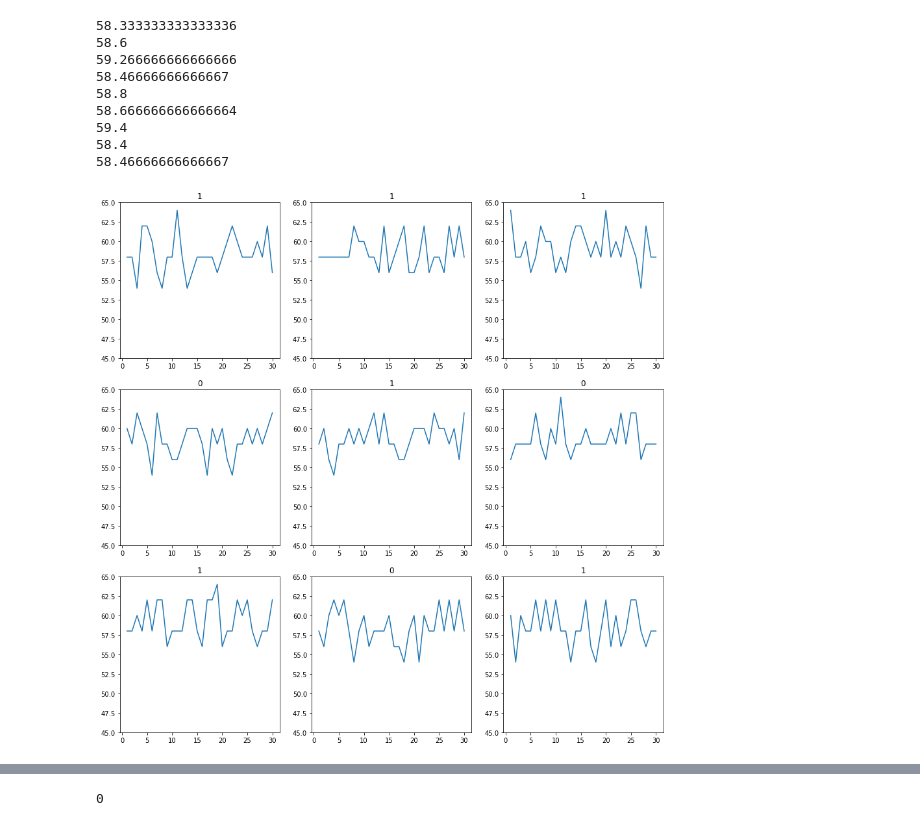
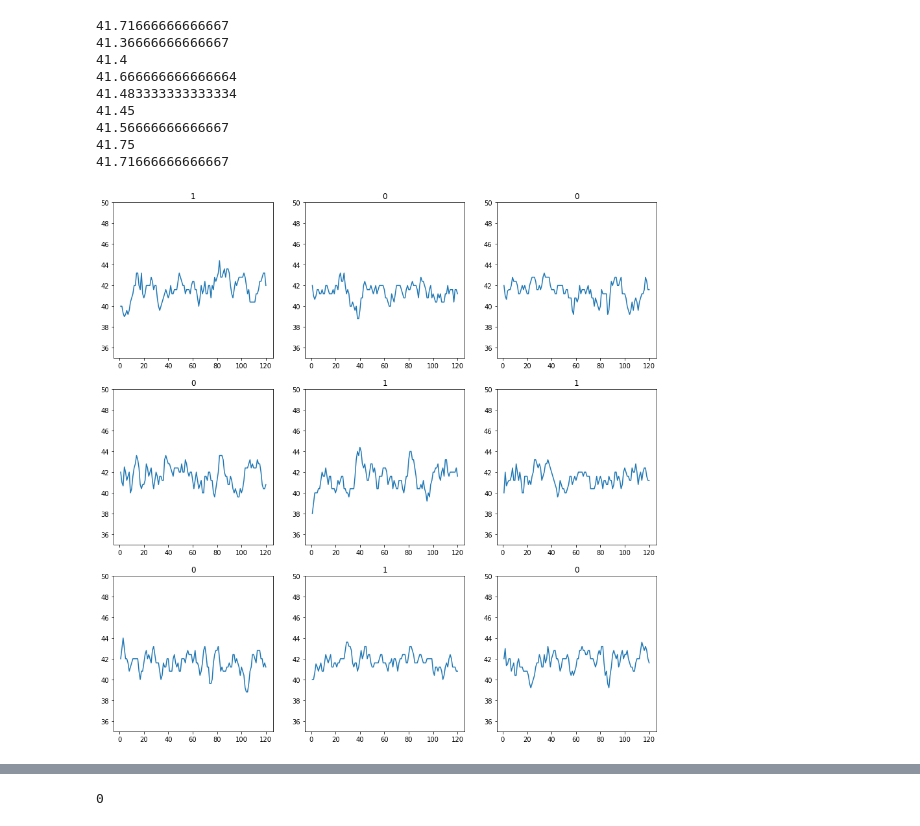
Before and after one commit to hwnam831/ring-defender, a Jupyter notebook: plotter.ipynb, the cells around one changed output, grey strips where cells are left out. Saved outputs shown, nothing was run; the diff lists cells and outputs as text; code cells hidden in the pictures.

```diff
--- a/plotter.ipynb
+++ b/plotter.ipynb
@@ -9,15 +9,18 @@ data = pickle.load(open('core'+str(mycore)+'ToSlice'+str(desiredslice)+'.pkl', '
 # %%
 targets = []
 inputs = []
-for i in range(len(data)):
+threshold = 120
+for i in range(1,len(data)):
     bit, trace = data[i]
-    if len(trace) >= 30:
+    if data[i-1][0] == 0:
+        continue
+    if len(trace) >= threshold:
         targets.append(bit)
-        inputs.append(list(trace[:30]))
-    elif len(trace) > 15 and i < len(data)-1 and len(data[i+1][1]) + len(trace) >= 30:
+        inputs.append(list(trace[:threshold]))
+    elif len(trace) >= threshold//2 and i < len(data)-1 and len(data[i+1][1]) + len(trace) >= threshold:
         targets.append(bit)
-        inputs.append(list(trace) + list(data[i+1][1][:30-len(trace)]))
+        inputs.append(list(trace) + list(data[i+1][1][:threshold-len(trace)]))
 target_arr = np.array(targets)
 input_arr = np.array(inputs)
-print(len(targets))
+print(len(input_arr))
 # %% [output]
@@ -41,30 +56,30 @@ array([58.      , 58.      , 57.333332, 57.5     , 57.2     , 57.2     ,
 # %%
 
 fig = plt.figure(figsize=(15,15))
 seed = np.random.randint(len(targets)-10)
 for idx in range(1,10):
     rn = seed + idx
     ax1 = fig.add_subplot(3,3,idx)
     ax1.set_title(str(targets[rn]))
-    xaxis = np.arange(1,31)
-    #yaxis = moving_avg(input_arr[rn])
-    yaxis = input_arr[rn]
-    print(yaxis.mean())
+    xaxis = np.arange(1,threshold+1)
+    yaxis = moving_avg(input_arr[rn],5)
+    #yaxis = input_arr[rn]
+    print(input_arr[rn].mean())
     ax1.plot(xaxis,yaxis)
     axes = plt.gca()
-    axes.set_ylim([45,65])
+    axes.set_ylim([35,50])
 fig.show()
 # %% [output]
-58.333333333333336
-58.6
-59.266666666666666
-58.46666666666667
-58.8
-58.666666666666664
-59.4
-58.4
-58.46666666666667
+41.71666666666667
+41.36666666666667
+41.4
+41.666666666666664
+41.483333333333334
+41.45
+41.56666666666667
+41.75
+41.71666666666667
-[figure, old version]
+[figure, new version]
 # %%
 input_arr[:10]
 # %% [output]
```
Also changed, not shown: parts of 4 cells of this notebook, 3 other files.
